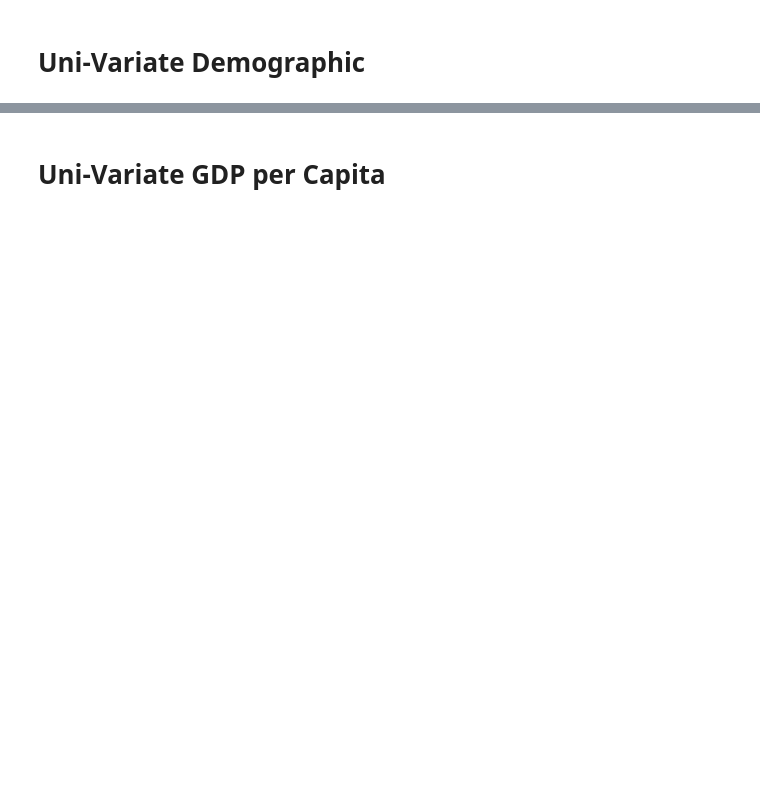
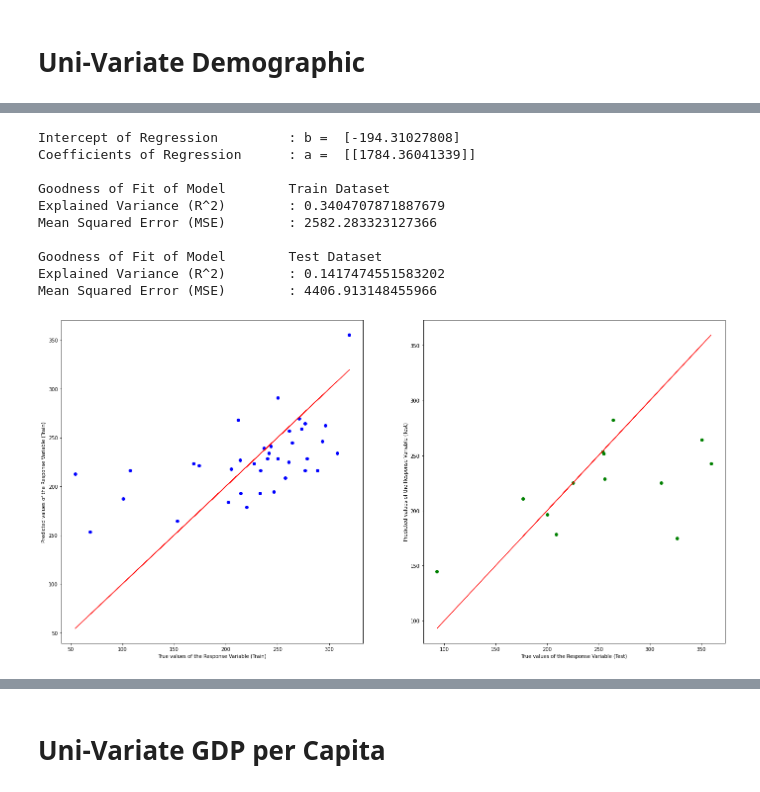
Before and after one commit to odinghosh/CE1115_project, a Jupyter notebook: CE1115_Project_060421_Main.ipynb, the cells around one changed output, grey strips where cells are left out. Cells and saved outputs as stored; diff of their text form; code cells hidden in the pictures; blank space fills up the shorter version.

```diff
--- a/CE1115_Project_060421_Main.ipynb
+++ b/CE1115_Project_060421_Main.ipynb
@@ -474,8 +773,8 @@ combined_data_age.corr()
 # %%
-numberChildren = pd.DataFrame(combined_data_age['Children 0-18'])   # Response
+ageGroup = pd.DataFrame(combined_data_age['Children 0-18'])   # Response
 Deaths = pd.DataFrame(combined_data_age[variable])
 
-X_train, X_test, y_train, y_test = train_test_split(numberChildren,Deaths, test_size = 0.25)
+X_train, X_test, y_train, y_test = train_test_split(ageGroup,Deaths, test_size = 0.25)
 
 linreg = LinearRegression()
 linreg.fit(X_train, y_train)
@@ -484,33 +783,45 @@ print('Intercept of Regression \t: b = ', linreg.intercept_)
 print('Coefficients of Regression \t: a = ', linreg.coef_)
 print()
 
 
 y_train_pred = linreg.predict(X_train)
 y_test_pred = linreg.predict(X_test)
 
 # Check the Goodness of Fit (on Train Data)
 print("Goodness of Fit of Model \tTrain Dataset")
 print("Explained Variance (R^2) \t:", linreg.score(X_train, y_train))
 print("Mean Squared Error (MSE) \t:", mean_squared_error(y_train, y_train_pred))
 print()
 
 # Check the Goodness of Fit (on Test Data)
 print("Goodness of Fit of Model \tTest Dataset")
 print("Explained Variance (R^2) \t:", linreg.score(X_test, y_test))
 print("Mean Squared Error (MSE) \t:", mean_squared_error(y_test, y_test_pred))
 print()
 
 # Plot the Predictions vs the True values
 f, axes = plt.subplots(1, 2, figsize=(24, 12))
 axes[0].scatter(y_train, y_train_pred, color = "blue")
 axes[0].plot(y_train, y_train, 'r', linewidth = 1)
 axes[0].set_xlabel("True values of the Response Variable (Train)")
 axes[0].set_ylabel("Predicted values of the Response Variable (Train)")
 axes[1].scatter(y_test, y_test_pred, color = "green")
 axes[1].plot(y_test, y_test, 'r', linewidth = 1)
 axes[1].set_xlabel("True values of the Response Variable (Test)")
 axes[1].set_ylabel("Predicted values of the Response Variable (Test)")
 plt.show()
+# %% [output]
+Intercept of Regression         : b =  [-194.31027808]
+Coefficients of Regression      : a =  [[1784.36041339]]
+
+Goodness of Fit of Model        Train Dataset
+Explained Variance (R^2)        : 0.3404707871887679
+Mean Squared Error (MSE)        : 2582.283323127366
+
+Goodness of Fit of Model        Test Dataset
+Explained Variance (R^2)        : 0.1417474551583202
+Mean Squared Error (MSE)        : 4406.913148455966
+[figure, added]
 # %%
 regline_x = X_train
 regline_y = linreg.intercept_ + linreg.coef_ * X_train
```
Also changed, not shown: parts of 42 cells of this notebook.
